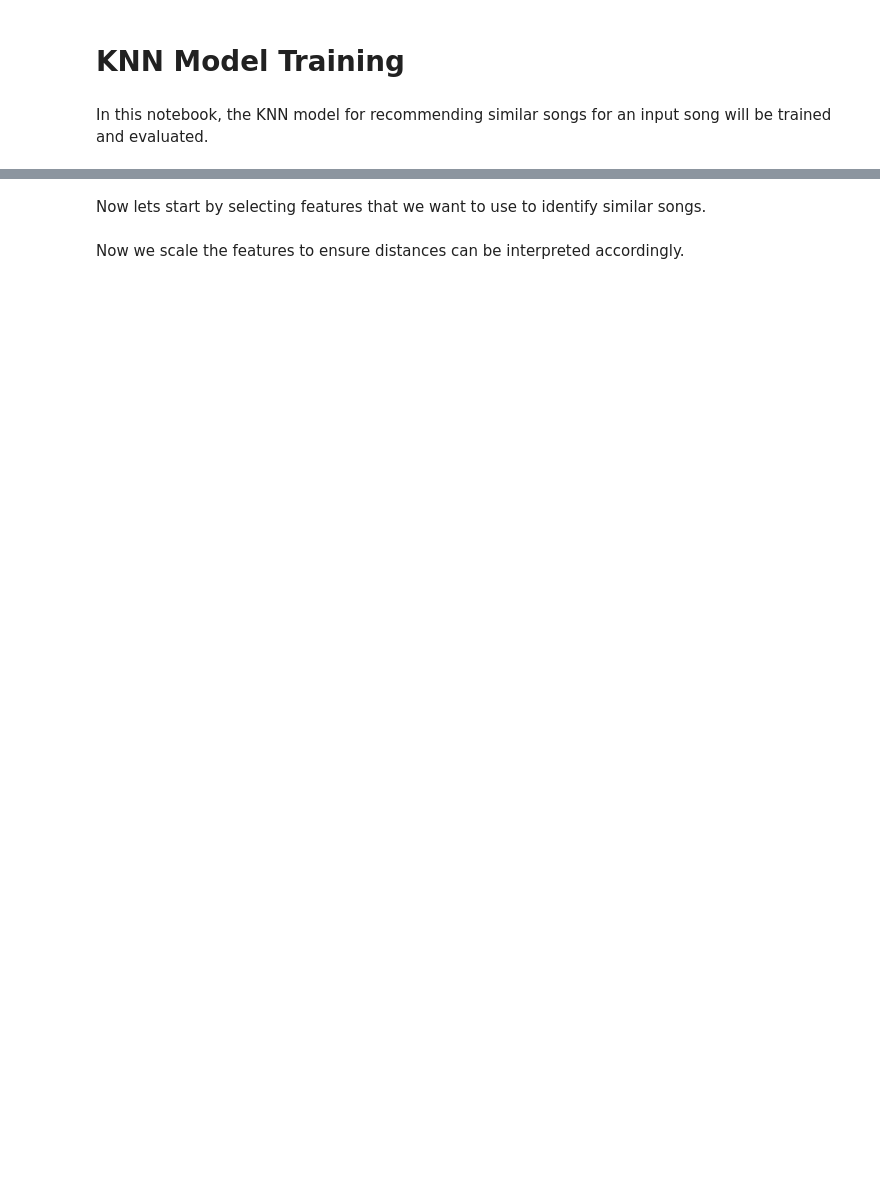
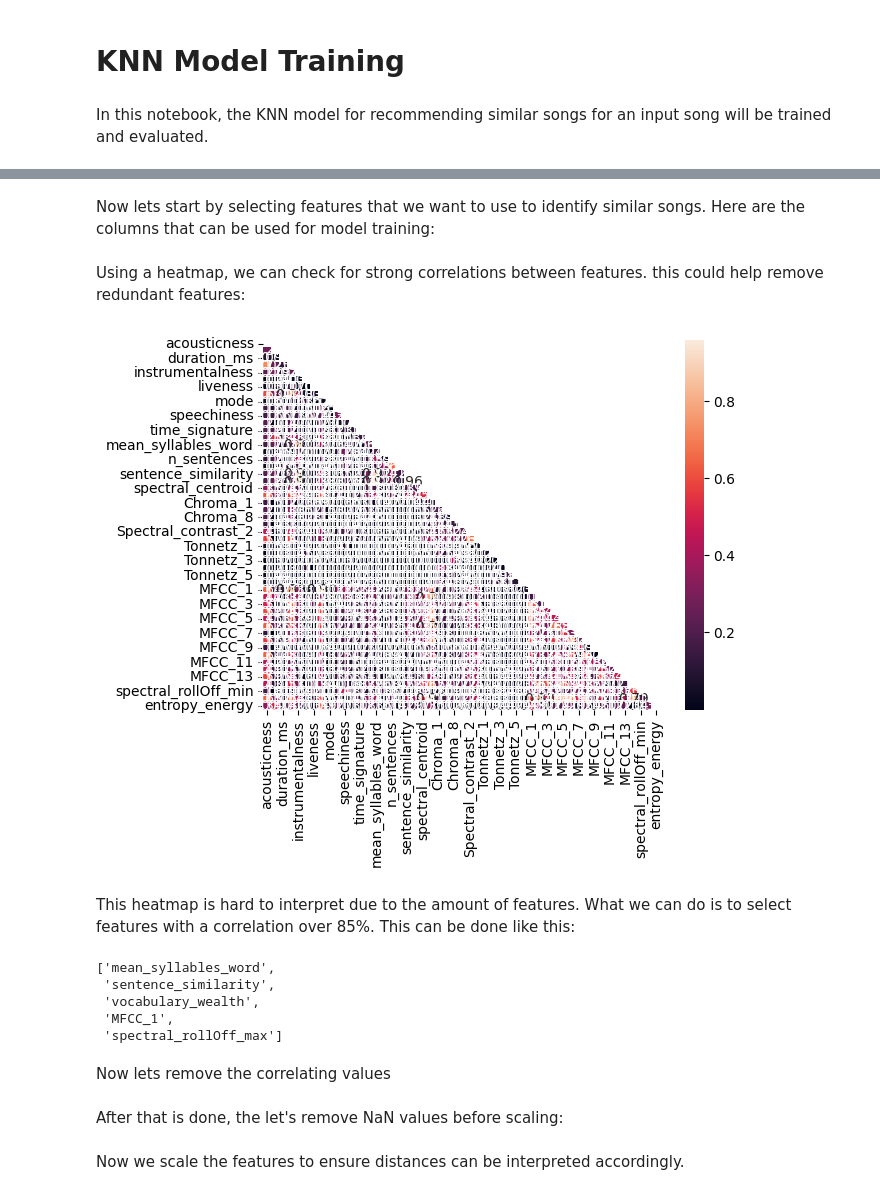
Before and after one commit to NiklasKiefer/spotify_recommendation_system, a Jupyter notebook: knn_model_training.ipynb, the cells around one changed output, grey strips where cells are left out. Cells and saved outputs as stored; diff of their text form; code cells hidden in the pictures; blank space fills up the shorter version.

Commit message:
Added more features to knn, added removal of high correlating features

```diff
--- a/knn_model_training.ipynb
+++ b/knn_model_training.ipynb
@@ -29,5 +31,5 @@ songs_df
 # %% [markdown]
-Now lets start by selecting features that we want to use to identify similar songs.
+Now lets start by selecting features that we want to use to identify similar songs. Here are the columns that can be used for model training:
 # %%
 # select features to use for training the KNN
 feature_columns = [
@@ -39,0 +87,25 @@ feature_columns = [
+# %% [markdown]
+Using a heatmap, we can check for strong correlations between features. this could help remove redundant features:
+# %%
+corr_matrix = songs_df[feature_columns].corr().abs() # get absolute correlation to see which values correlate no matter if positive or negative.
+
+mask = np.triu(np.ones_like(corr_matrix, dtype=bool)) # Mask duplicate values to remove redundant correlations
+
+sns.heatmap(corr_matrix, mask=mask, annot=True, fmt=".2f")
+plt.show()
+# %% [output]
+[figure, added]
+# %% [markdown]
+This heatmap is hard to interpret due to the amount of features. What we can do is to select features with a correlation over 85%. This can be done like this:
+# %%
+upper_triangle = corr_matrix.where(np.triu(np.ones(corr_matrix.shape), k=1).astype(bool)) # get absolute correlations, to remove any over a trashhold
+to_drop = [column for column in upper_triangle.columns if any(upper_triangle[column] > 0.85)]
+to_drop
+# %% [output]
+['mean_syllables_word',
+ 'sentence_similarity',
+ 'vocabulary_wealth',
+ 'MFCC_1',
+ 'spectral_rollOff_max']
+# %% [markdown]
+Now lets remove the correlating values
@@ -39,0 +114,2 @@ feature_columns = [
+# %% [markdown]
+After that is done, the let's remove NaN values before scaling:
```
Also changed, not shown: parts of 9 cells of this notebook, 1 other file.
